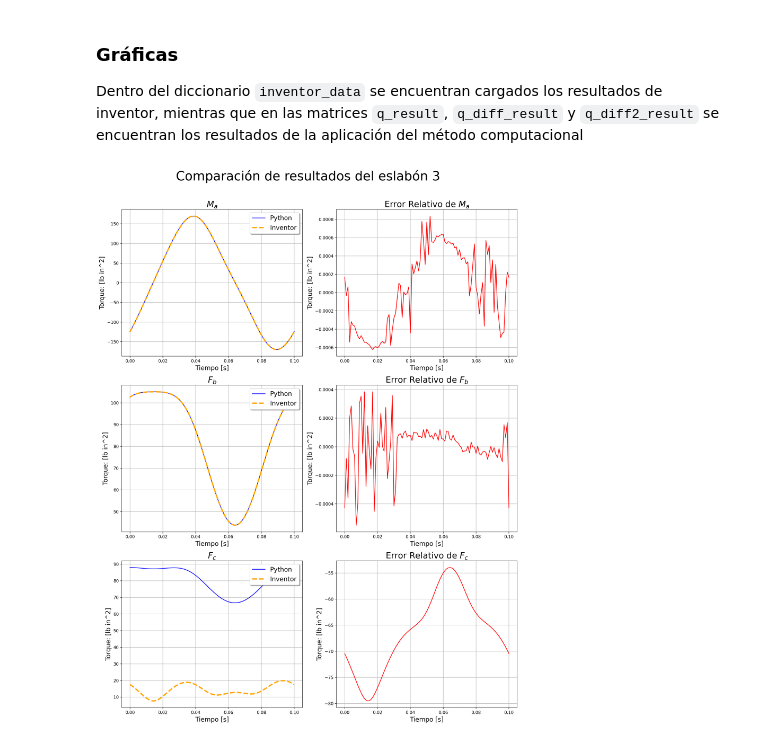
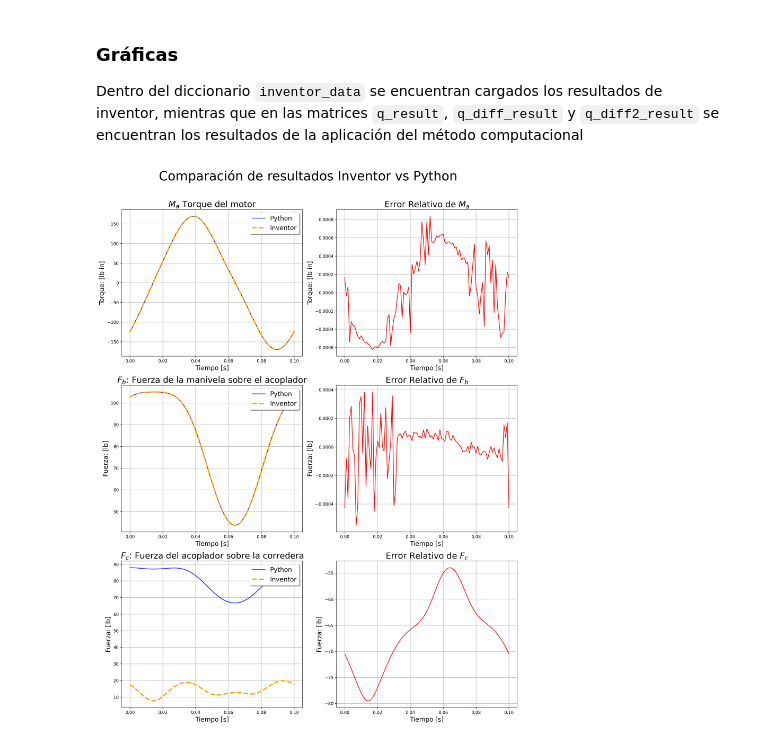
Before and after one commit to caverar/DinamicaComputacionalSistemasMulticuerpo, a Jupyter notebook: Tarea2/code/simulation.ipynb, the cells around one changed output. Saved outputs shown, nothing was run; the diff lists cells and outputs as text; code cells hidden in the pictures.

```diff
--- a/Tarea2/code/simulation.ipynb
+++ b/Tarea2/code/simulation.ipynb
@@ -385,57 +365,57 @@ Dentro del diccionario `inventor_data` se encuentran cargados los resultados de
 
 fig, ax = plt.subplots(3, 2, figsize=(14, 18))
 
-fig.suptitle("Comparación de resultados del eslabón 3", fontsize=30, y=1.015)
+fig.suptitle("Comparación de resultados Inventor vs Python", fontsize=30, y=1.015)
 
 # Ma
 ax[0,0].plot(time_vector, Ma, ls="-",linewidth=1.5, color ="blue", label = "Python")
 ax[0,0].plot(time_vector, inventor_data['Ma'], ls="--", linewidth=3, color = "orange", label = "Inventor")
 ax[0,0].grid()
 ax[0,0].set_xlabel("Tiempo [s]", fontsize=15)
-ax[0,0].set_ylabel("Torque: [lb in^2]", fontsize=15)
-ax[0,0].set_title("$M_a$", fontsize=20)
+ax[0,0].set_ylabel("Torque: [lb in]", fontsize=15)
+ax[0,0].set_title("$M_a$ Torque del motor", fontsize=20)
 ax[0,0].legend(loc="upper right", fontsize=15, shadow=True)
 
 # Error Relativo Ma
 ax[0,1].plot(time_vector, inventor_data['Ma'] - Ma, ls="-",linewidth=1.5, color ="red")
 ax[0,1].grid()
 ax[0,1].set_xlabel("Tiempo [s]", fontsize=15)
-ax[0,1].set_ylabel("Torque: [lb in^2]", fontsize=15)
+ax[0,1].set_ylabel("Torque: [lb in]", fontsize=15)
 ax[0,1].set_title("Error Relativo de $M_a$", fontsize=20)
 
 # Fb
 ax[1,0].plot(time_vector, Fb, ls="-",linewidth=1.5, color ="blue", label = "Python")
 ax[1,0].plot(time_vector, inventor_data['Fb'], ls="--", linewidth=3, color = "orange", label = "Inventor")
 ax[1,0].grid()
 ax[1,0].set_xlabel("Tiempo [s]", fontsize=15)
-ax[1,0].set_ylabel("Torque: [lb in^2]", fontsize=15)
-ax[1,0].set_title("$F_b$", fontsize=20)
+ax[1,0].set_ylabel("Fuerza: [lb]", fontsize=15)
+ax[1,0].set_title("$F_b$: Fuerza de la manivela sobre el acoplador ", fontsize=20)
 ax[1,0].legend(loc="upper right", fontsize=15, shadow=True)
 
 # Error Relativo Fb
 ax[1,1].plot(time_vector, inventor_data['Fb'] - Fb, ls="-",linewidth=1.5, color ="red")
 ax[1,1].grid()
 ax[1,1].set_xlabel("Tiempo [s]", fontsize=15)
-ax[1,1].set_ylabel("Torque: [lb in^2]", fontsize=15)
+ax[1,1].set_ylabel("Fuerza: [lb]", fontsize=15)
 ax[1,1].set_title("Error Relativo de $F_b$", fontsize=20)
 
 # Fc
 ax[2,0].plot(time_vector, Fc, ls="-",linewidth=1.5, color ="blue", label = "Python")
 ax[2,0].plot(time_vector, inventor_data['Fc'], ls="--", linewidth=3, color = "orange", label = "Inventor")
 ax[2,0].grid()
 ax[2,0].set_xlabel("Tiempo [s]", fontsize=15)
-ax[2,0].set_ylabel("Torque: [lb in^2]", fontsize=15)
-ax[2,0].set_title("$F_c$", fontsize=20)
+ax[2,0].set_ylabel("Fuerza: [lb]", fontsize=15)
+ax[2,0].set_title("$F_c$: Fuerza del acoplador sobre la corredera", fontsize=20)
 ax[2,0].legend(loc="upper right", fontsize=15, shadow=True)
 
 # Error Relativo Fc
 ax[2,1].plot(time_vector, inventor_data['Fc'] - Fc, ls="-",linewidth=1.5, color ="red")
 ax[2,1].grid()
 ax[2,1].set_xlabel("Tiempo [s]", fontsize=15)
-ax[2,1].set_ylabel("Torque: [lb in^2]", fontsize=15)
+ax[2,1].set_ylabel("Fuerza: [lb]", fontsize=15)
 ax[2,1].set_title("Error Relativo de $F_c$", fontsize=20)
 
 plt.tight_layout()
 plt.show()
 # %% [output]
-[figure, old version]
+[figure, new version]
```
Also changed, not shown: parts of 5 cells of this notebook, 6 other files.
